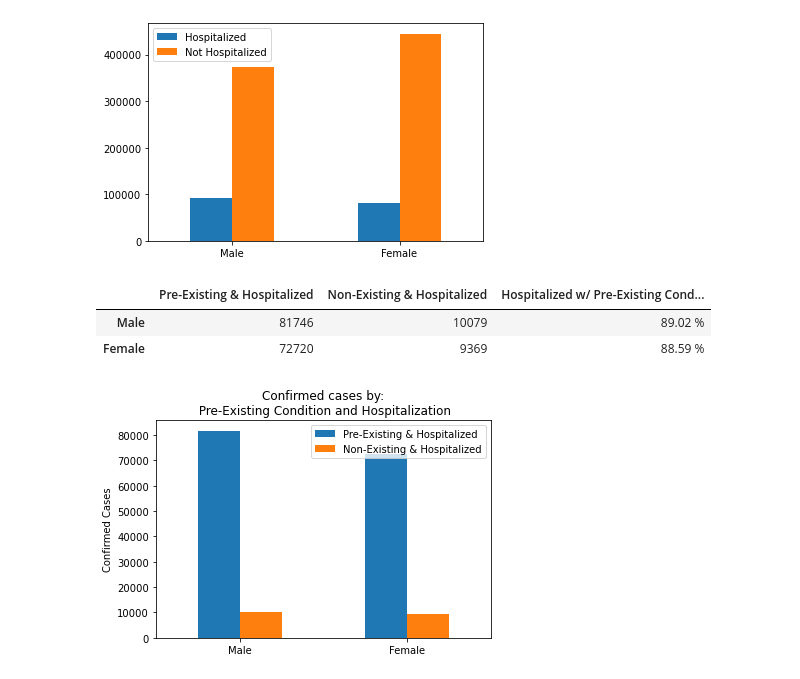
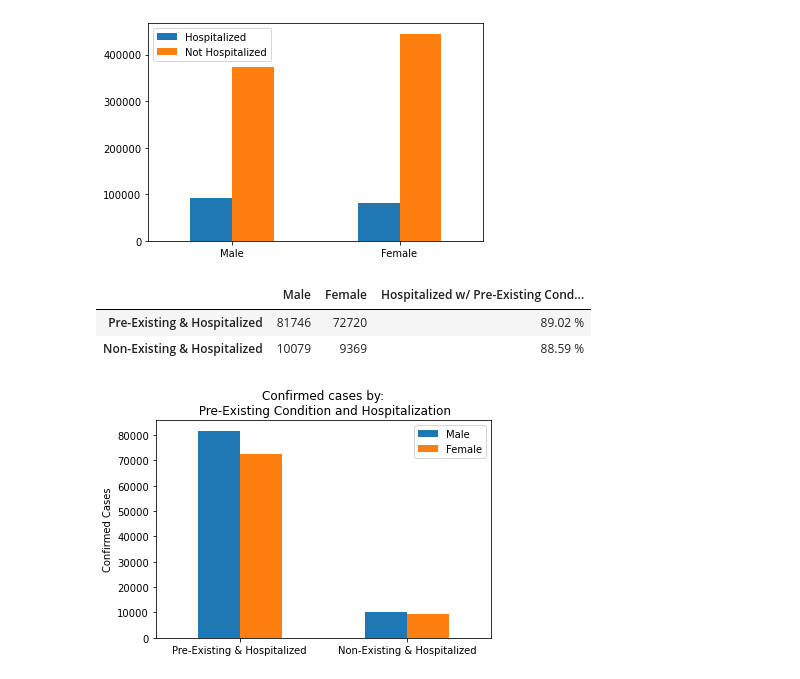
Before and after one commit to jforbis/rougeSquadron, a Jupyter notebook: JupyterScripts/forbis.ipynb, the cells around one changed output. Drawn from its saved outputs; the diff is of its cells as text; code cells hidden in the pictures.

```diff
--- a/JupyterScripts/forbis.ipynb
+++ b/JupyterScripts/forbis.ipynb
@@ -54,33 +57,33 @@ hosp_df.plot.bar(rot = 0)
 # %%
 # Look at males and number of hospitalizations by pre-existing conditions
 mhp = len(org_data_df.loc[(org_data_df["Gender"] == "Male") &
                       (org_data_df["Pre-Existing Condition"] == "Yes") &
                       (org_data_df["Hospitalized"] == "Yes")])
 fhp = len(org_data_df.loc[(org_data_df["Gender"] == "Female") &
                       (org_data_df["Pre-Existing Condition"] == "Yes") &
                       (org_data_df["Hospitalized"] == "Yes")])
 
 mhnp = len(org_data_df.loc[(org_data_df["Gender"] == "Male") &
                       (org_data_df["Pre-Existing Condition"] == "No") &
                       (org_data_df["Hospitalized"] == "Yes")])
 fhnp = len(org_data_df.loc[(org_data_df["Gender"] == "Female") &
                       (org_data_df["Pre-Existing Condition"] == "No") &
                       (org_data_df["Hospitalized"] == "Yes")])
 prex = ["Male", "Female"]
-prex_df = pd.DataFrame({"Pre-Existing & Hospitalized" : [mhp,fhp], "Non-Existing & Hospitalized" : [mhnp,fhnp]}, index = prex)
+prex_df = pd.DataFrame({"Pre-Existing & Hospitalized" : [mhp,fhp], "Non-Existing & Hospitalized" : [mhnp,fhnp]}, index = prex).T
 ax = prex_df.plot(kind='bar', rot=0)
 ax.set_ylabel("Confirmed Cases")
 ax.set_title("Confirmed cases by:\n Pre-Existing Condition and Hospitalization")
 
 ax.legend(loc = "best")
 # plt.show()
 plt.savefig("../Images/MaleFemalePreXvsHosp.png")
 total_males = mhp + mhnp
 total_females = fhp + fhnp
 prex_df["Hospitalized w/ Pre-Existing Condition %"] = [f"{round((mhp/total_males)*100,2)} %", f"{round((fhp/total_females)*100,2)} %"]
 prex_df
 # %% [output]
-|  | Pre-Existing & Hospitalized | Non-Existing & Hospitalized | Hospitalized w/ Pre-Existing Cond... |
-| Male | 81746 | 10079 | 89.02 % |
-| Female | 72720 | 9369 | 88.59 % |
+|  | Male | Female | Hospitalized w/ Pre-Existing Cond... |
+| Pre-Existing & Hospitalized | 81746 | 72720 | 89.02 % |
+| Non-Existing & Hospitalized | 10079 | 9369 | 88.59 % |
-[figure, old version]
+[figure, new version]
```
Also changed, not shown: parts of 1 cell of this notebook.
